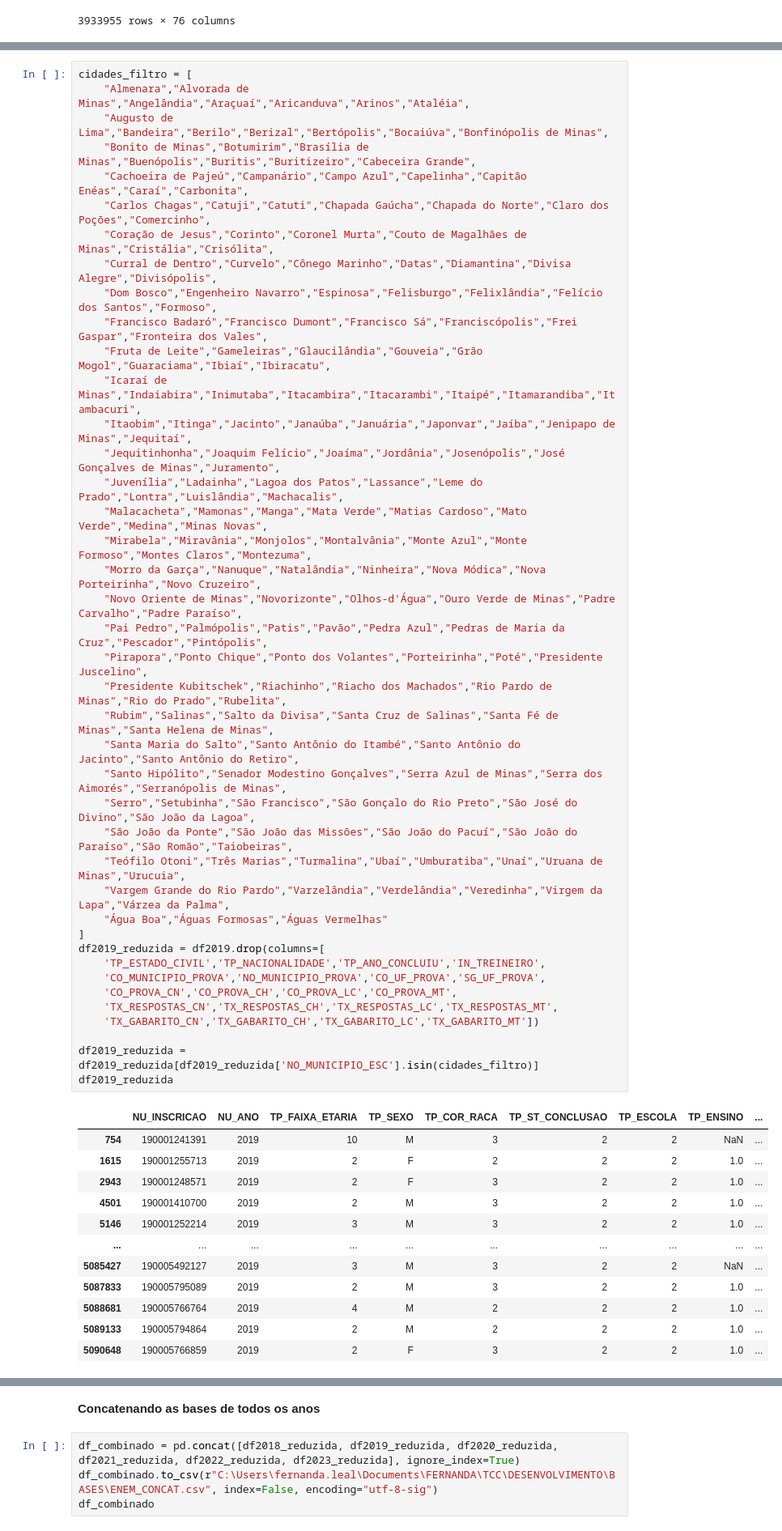
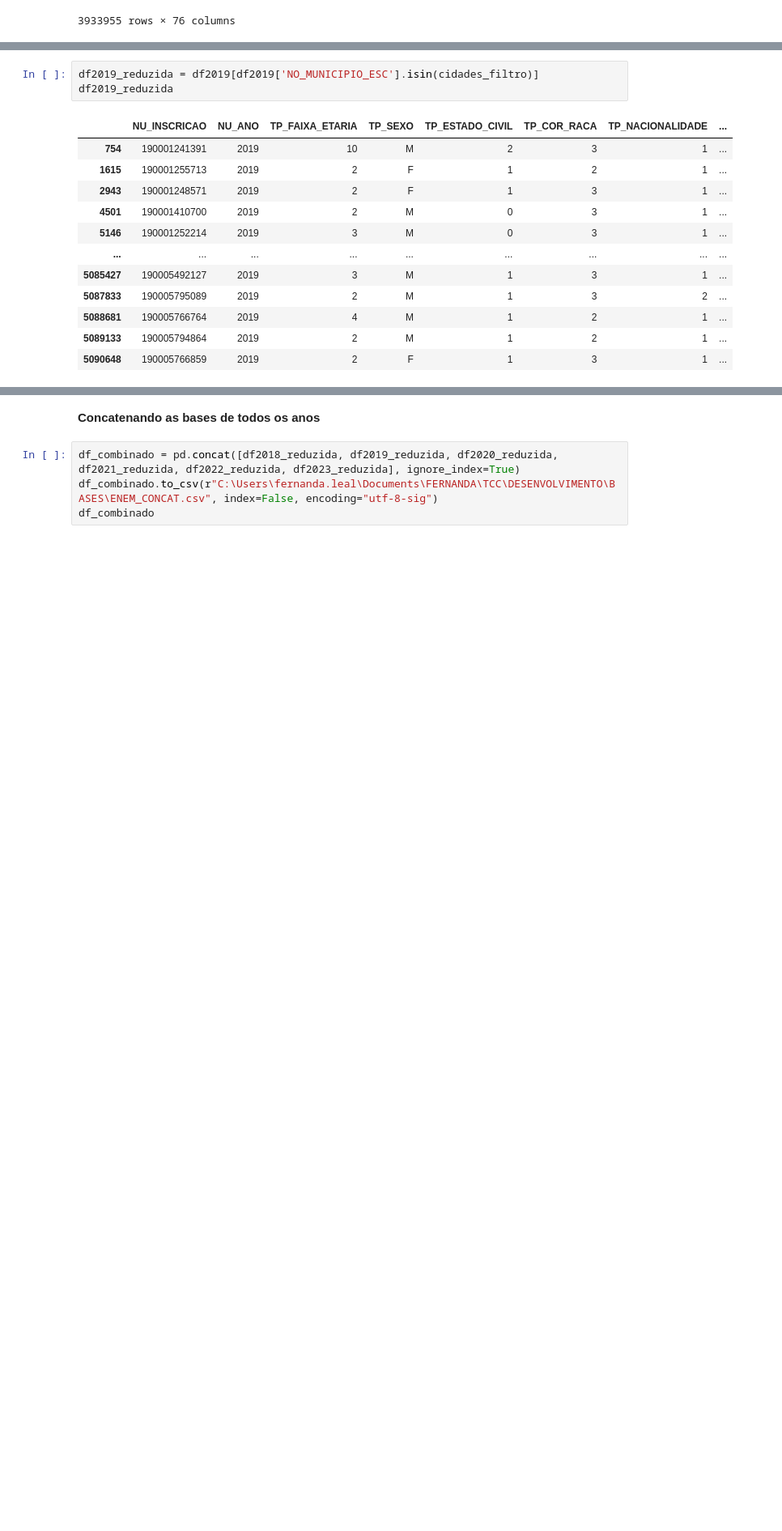
Before and after one commit to NandaLeal/TCC, a Jupyter notebook: TCC.ipynb, the cells around one changed output, grey strips where cells are left out. Shown at 81% size. Saved outputs shown, nothing was run; the diff lists cells and outputs as text; blank space fills up the shorter version.

```diff
--- a/TCC.ipynb
+++ b/TCC.ipynb
@@ -671,54 +631,16 @@ df2018_reduzida
 # %%
-cidades_filtro = [
-    "Almenara","Alvorada de Minas","Angelândia","Araçuaí","Aricanduva","Arinos","Ataléia",
-    "Augusto de Lima","Bandeira","Berilo","Berizal","Bertópolis","Bocaiúva","Bonfinópolis de Minas",
-    "Bonito de Minas","Botumirim","Brasília de Minas","Buenópolis","Buritis","Buritizeiro","Cabeceira Grande",
-    "Cachoeira de Pajeú","Campanário","Campo Azul","Capelinha","Capitão Enéas","Caraí","Carbonita",
-    "Carlos Chagas","Catuji","Catuti","Chapada Gaúcha","Chapada do Norte","Claro dos Poções","Comercinho",
-    "Coração de Jesus","Corinto","Coronel Murta","Couto de Magalhães de Minas","Cristália","Crisólita",
-    "Curral de Dentro","Curvelo","Cônego Marinho","Datas","Diamantina","Divisa Alegre","Divisópolis",
-    "Dom Bosco","Engenheiro Navarro","Espinosa","Felisburgo","Felixlândia","Felício dos Santos","Formoso",
-    "Francisco Badaró","Francisco Dumont","Francisco Sá","Franciscópolis","Frei Gaspar","Fronteira dos Vales",
-    "Fruta de Leite","Gameleiras","Glaucilândia","Gouveia","Grão Mogol","Guaraciama","Ibiaí","Ibiracatu",
-    "Icaraí de Minas","Indaiabira","Inimutaba","Itacambira","Itacarambi","Itaipé","Itamarandiba","Itambacuri",
-    "Itaobim","Itinga","Jacinto","Janaúba","Januária","Japonvar","Jaíba","Jenipapo de Minas","Jequitaí",
-    "Jequitinhonha","Joaquim Felício","Joaíma","Jordânia","Josenópolis","José Gonçalves de Minas","Juramento",
-    "Juvenília","Ladainha","Lagoa dos Patos","Lassance","Leme do Prado","Lontra","Luislândia","Machacalis",
-    "Malacacheta","Mamonas","Manga","Mata Verde","Matias Cardoso","Mato Verde","Medina","Minas Novas",
-    "Mirabela","Miravânia","Monjolos","Montalvânia","Monte Azul","Monte Formoso","Montes Claros","Montezuma",
-    "Morro da Garça","Nanuque","Natalândia","Ninheira","Nova Módica","Nova Porteirinha","Novo Cruzeiro",
-    "Novo Oriente de Minas","Novorizonte","Olhos-d'Água","Ouro Verde de Minas","Padre Carvalho","Padre Paraíso",
-    "Pai Pedro","Palmópolis","Patis","Pavão","Pedra Azul","Pedras de Maria da Cruz","Pescador","Pintópolis",
-    "Pirapora","Ponto Chique","Ponto dos Volantes","Porteirinha","Poté","Presidente Juscelino",
-    "Presidente Kubitschek","Riachinho","Riacho dos Machados","Rio Pardo de Minas","Rio do Prado","Rubelita",
-    "Rubim","Salinas","Salto da Divisa","Santa Cruz de Salinas","Santa Fé de Minas","Santa Helena de Minas",
-    "Santa Maria do Salto","Santo Antônio do Itambé","Santo Antônio do Jacinto","Santo Antônio do Retiro",
-    "Santo Hipólito","Senador Modestino Gonçalves","Serra Azul de Minas","Serra dos Aimorés","Serranópolis de Minas",
-    "Serro","Setubinha","São Francisco","São Gonçalo do Rio Preto","São José do Divino","São João da Lagoa",
-    "São João da Ponte","São João das Missões","São João do Pacuí","São João do Paraíso","São Romão","Taiobeiras",
-    "Teófilo Otoni","Três Marias","Turmalina","Ubaí","Umburatiba","Unaí","Uruana de Minas","Urucuia",
-    "Vargem Grande do Rio Pardo","Varzelândia","Verdelândia","Veredinha","Virgem da Lapa","Várzea da Palma",
-    "Água Boa","Águas Formosas","Águas Vermelhas"
-]
-df2019_reduzida = df2019.drop(columns=[
-    'TP_ESTADO_CIVIL','TP_NACIONALIDADE','TP_ANO_CONCLUIU','IN_TREINEIRO',
-    'CO_MUNICIPIO_PROVA','NO_MUNICIPIO_PROVA','CO_UF_PROVA','SG_UF_PROVA',
-    'CO_PROVA_CN','CO_PROVA_CH','CO_PROVA_LC','CO_PROVA_MT',
-    'TX_RESPOSTAS_CN','TX_RESPOSTAS_CH','TX_RESPOSTAS_LC','TX_RESPOSTAS_MT',
-    'TX_GABARITO_CN','TX_GABARITO_CH','TX_GABARITO_LC','TX_GABARITO_MT'])
-
-df2019_reduzida = df2019_reduzida[df2019_reduzida['NO_MUNICIPIO_ESC'].isin(cidades_filtro)]
+df2019_reduzida = df2019[df2019['NO_MUNICIPIO_ESC'].isin(cidades_filtro)]
 df2019_reduzida
 # %% [output]
-|  | NU_INSCRICAO | NU_ANO | TP_FAIXA_ETARIA | TP_SEXO | TP_COR_RACA | TP_ST_CONCLUSAO | TP_ESCOLA | TP_ENSINO | ... |
-| 754 | 190001241391 | 2019 | 10 | M | 3 | 2 | 2 | NaN | ... |
-| 1615 | 190001255713 | 2019 | 2 | F | 2 | 2 | 2 | 1.0 | ... |
-| 2943 | 190001248571 | 2019 | 2 | F | 3 | 2 | 2 | 1.0 | ... |
-| 4501 | 190001410700 | 2019 | 2 | M | 3 | 2 | 2 | 1.0 | ... |
-| 5146 | 190001252214 | 2019 | 3 | M | 3 | 2 | 2 | 1.0 | ... |
-| ... | ... | ... | ... | ... | ... | ... | ... | ... | ... |
-| 5085427 | 190005492127 | 2019 | 3 | M | 3 | 2 | 2 | NaN | ... |
-| 5087833 | 190005795089 | 2019 | 2 | M | 3 | 2 | 2 | 1.0 | ... |
-| 5088681 | 190005766764 | 2019 | 4 | M | 2 | 2 | 2 | 1.0 | ... |
-| 5089133 | 190005794864 | 2019 | 2 | M | 2 | 2 | 2 | 1.0 | ... |
-| 5090648 | 190005766859 | 2019 | 2 | F | 3 | 2 | 2 | 1.0 | ... |
+|  | NU_INSCRICAO | NU_ANO | TP_FAIXA_ETARIA | TP_SEXO | TP_ESTADO_CIVIL | TP_COR_RACA | TP_NACIONALIDADE | ... |
+| 754 | 190001241391 | 2019 | 10 | M | 2 | 3 | 1 | ... |
+| 1615 | 190001255713 | 2019 | 2 | F | 1 | 2 | 1 | ... |
+| 2943 | 190001248571 | 2019 | 2 | F | 1 | 3 | 1 | ... |
+| 4501 | 190001410700 | 2019 | 2 | M | 0 | 3 | 1 | ... |
+| 5146 | 190001252214 | 2019 | 3 | M | 0 | 3 | 1 | ... |
+| ... | ... | ... | ... | ... | ... | ... | ... | ... |
+| 5085427 | 190005492127 | 2019 | 3 | M | 1 | 3 | 1 | ... |
+| 5087833 | 190005795089 | 2019 | 2 | M | 1 | 3 | 2 | ... |
+| 5088681 | 190005766764 | 2019 | 4 | M | 1 | 2 | 1 | ... |
+| 5089133 | 190005794864 | 2019 | 2 | M | 1 | 2 | 1 | ... |
+| 5090648 | 190005766859 | 2019 | 2 | F | 1 | 3 | 1 | ... |
```
Also changed, not shown: parts of 31 cells of this notebook.
